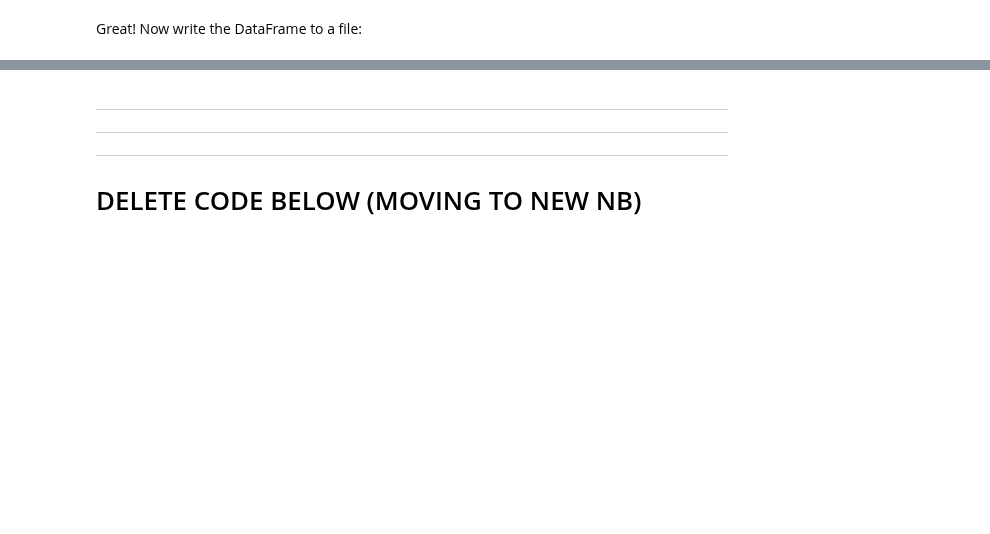
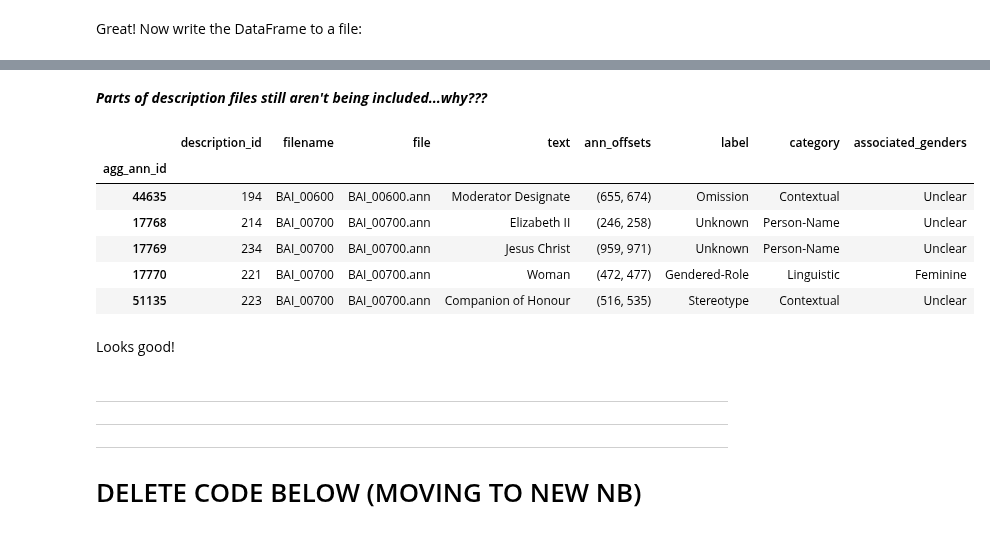
Before and after one commit to thegoose20/gender-bias, a Jupyter notebook: analysis/Analysis_LengthsAndOffsets.ipynb, the cells around one changed output, grey strips where cells are left out. Drawn from its saved outputs; the diff is of its cells as text; code cells hidden in the pictures; blank space fills up the shorter version.

```diff
--- a/analysis/Analysis_LengthsAndOffsets.ipynb
+++ b/analysis/Analysis_LengthsAndOffsets.ipynb
@@ -352,0 +404,16 @@ df_tokens.to_csv(config.crc_meta_path+"descid_token_offsets.csv")
+# %%
+df_ann = pd.read_csv("../data/aggregated_data/aggregated_final.csv", index_col=0)
+
+# Remove file extensions
+ann_filenames = list(df_ann.file)
+ann_filenames = [f[:-4] for f in ann_filenames]
+df_ann.insert(1, "filename", ann_filenames)
+
+# Get offsets as tuples of ints
+ann_offsets_strs = list(df_ann.offsets)
+ann_offsets_strs = [pair[1:-1].split(",") for pair in ann_offsets_strs]
+ann_offsets_ints = [tuple((int(pair[0].strip()), int(pair[1].strip()))) for pair in ann_offsets_strs]
+df_ann = df_ann.drop(columns=["offsets"])
+df_ann.insert(4, "ann_offsets", ann_offsets_ints)
+
+df_ann.head()
@@ -353,3 +536,20 @@ df_tokens.to_csv(config.crc_meta_path+"descid_token_offsets.csv")
+# %% [markdown]
+***Parts of description files still aren't being included...why???***
+# %%
+sample_df = sample_df.set_index("agg_ann_id")
+sample_df_joined = sample_df.join(df_ann.set_index("agg_ann_id"), on="agg_ann_id", how="inner")
+assert sample_df_joined.loc[sample_df_joined.description_id.isna() == True].shape[0] == 0
+sample_df_joined.tail()
+# %% [output]
+|  | description_id | filename | file | text | ann_offsets | label | category | associated_genders |
+| agg_ann_id |  |  |  |  |  |  |  |  |
+| 44635 | 194 | BAI_00600 | BAI_00600.ann | Moderator Designate | (655, 674) | Omission | Contextual | Unclear |
+| 17768 | 214 | BAI_00700 | BAI_00700.ann | Elizabeth II | (246, 258) | Unknown | Person-Name | Unclear |
+| 17769 | 234 | BAI_00700 | BAI_00700.ann | Jesus Christ | (959, 971) | Unknown | Person-Name | Unclear |
+| 17770 | 221 | BAI_00700 | BAI_00700.ann | Woman | (472, 477) | Gendered-Role | Linguistic | Feminine |
+| 51135 | 223 | BAI_00700 | BAI_00700.ann | Companion of Honour | (516, 535) | Stereotype | Contextual | Unclear |
+# %% [markdown]
+Looks good!
 # %% [markdown]
 ***
 ***
```
Also changed, not shown: parts of 23 cells of this notebook, 3 other files.
